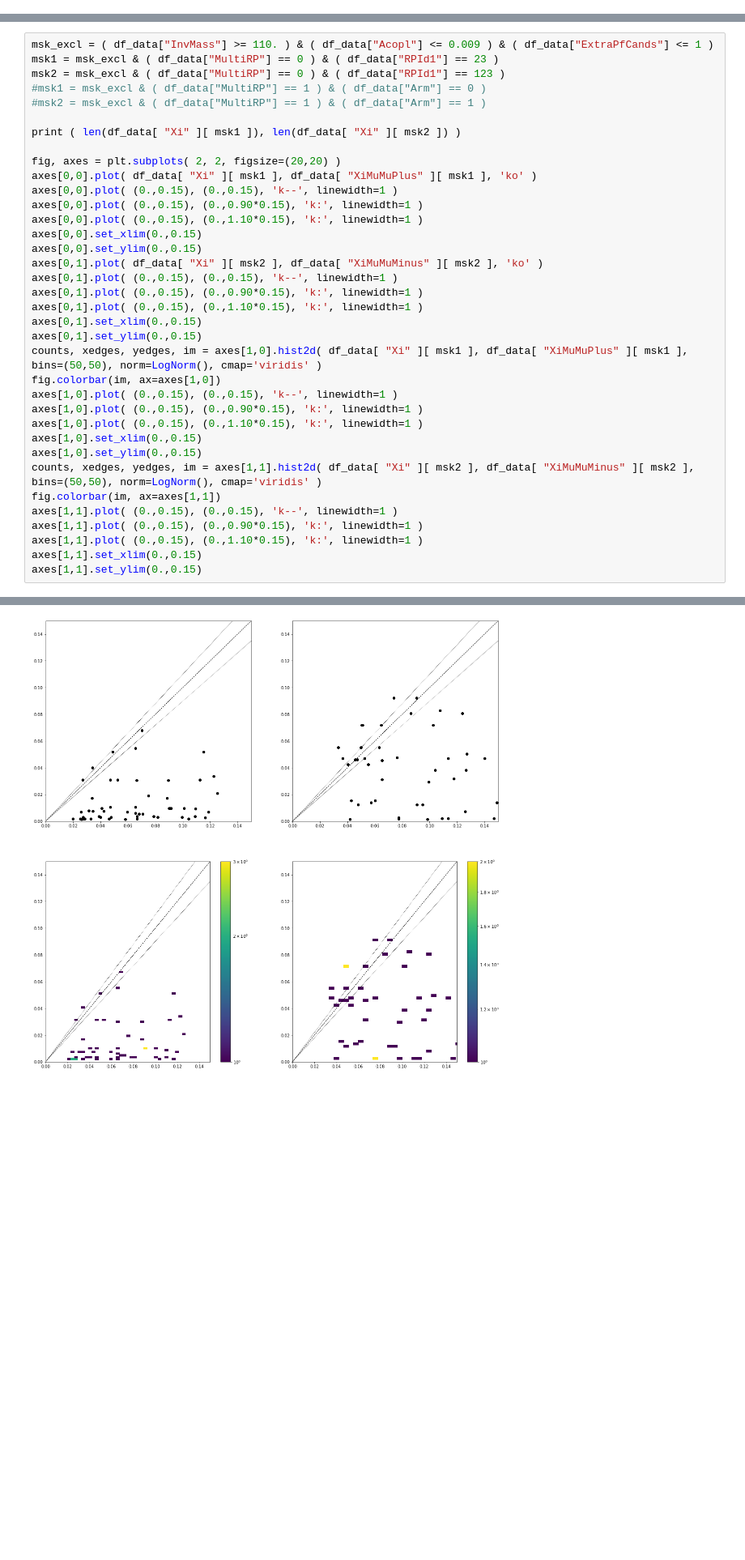
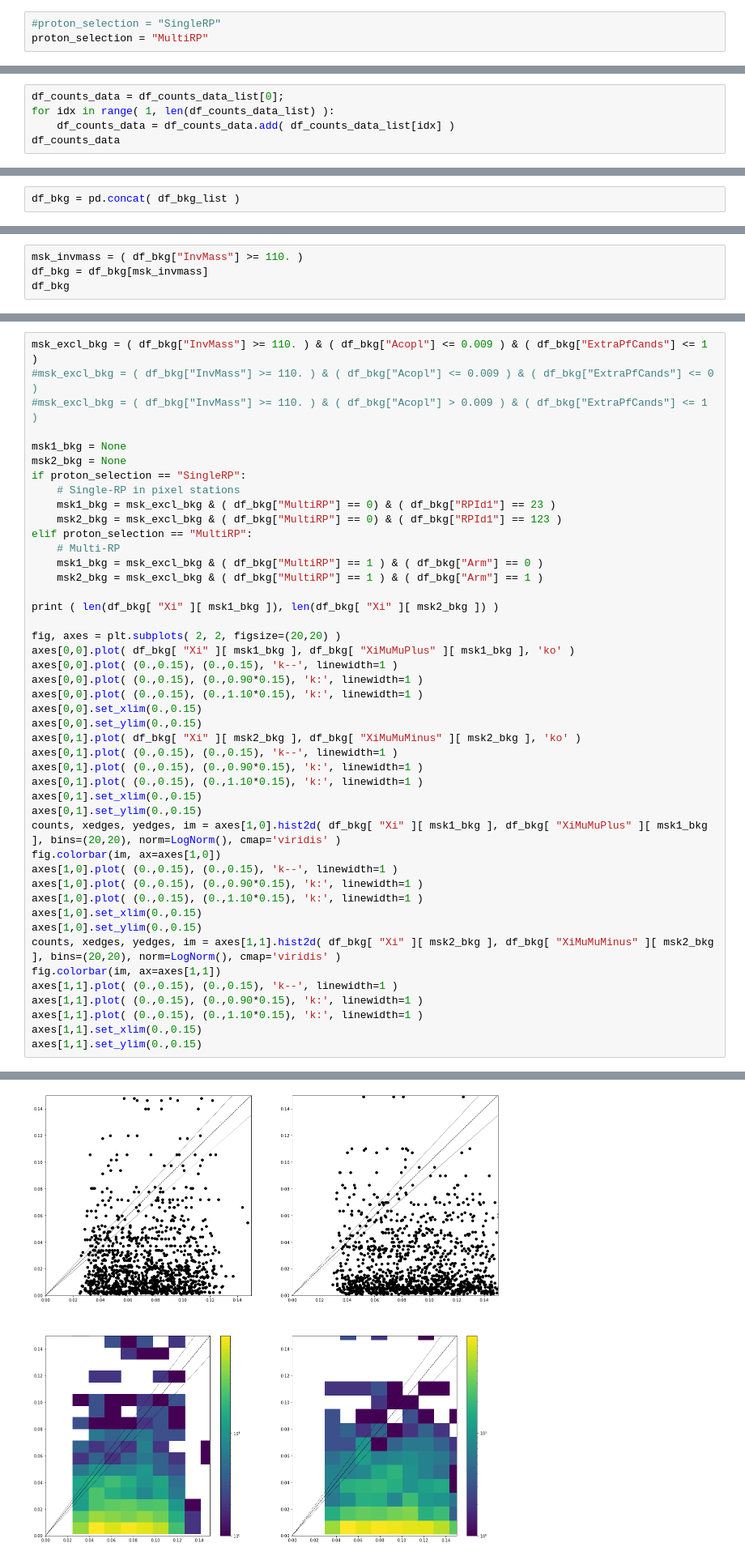
Before and after one commit to antoniovilela/pps-dilepton-analysis-notebook, a Jupyter notebook: Data-Inspection.ipynb, the cells around one changed output, grey strips where cells are left out. Shown at 81% size. Drawn from its saved outputs; the diff is of its cells as text; blank space fills up the shorter version.

Commit message:
Add background mixing notebook, update create_table script with mixing option, add background plots in data inspection notebook.

```diff
--- a/Data-Inspection.ipynb
+++ b/Data-Inspection.ipynb
@@ -6,6 +6,9 @@ import matplotlib.pyplot as plt
 import mplhep
 from matplotlib.colors import LogNorm
 #plt.style.use(mplhep.style.CMS)
+# %%
+#proton_selection = "SingleRP"
+proton_selection = "MultiRP"
 # %% [markdown]
 # Signal
 # %%
@@ -215,0 +298,5 @@ dtype: int64
+# %%
+df_counts_data = df_counts_data_list[0];
+for idx in range( 1, len(df_counts_data_list) ):
+    df_counts_data = df_counts_data.add( df_counts_data_list[idx] )
+df_counts_data
@@ -277,0 +503,2 @@ plt.yscale( "log" )
+# %%
+df_bkg = pd.concat( df_bkg_list )
@@ -277,0 +537,4 @@ plt.yscale( "log" )
+# %%
+msk_invmass = ( df_bkg["InvMass"] >= 110. )
+df_bkg = df_bkg[msk_invmass]
+df_bkg
@@ -278,33 +570,42 @@ plt.yscale( "log" )
 # %%
-msk_excl = ( df_data["InvMass"] >= 110. ) & ( df_data["Acopl"] <= 0.009 ) & ( df_data["ExtraPfCands"] <= 1 )
-msk1 = msk_excl & ( df_data["MultiRP"] == 0 ) & ( df_data["RPId1"] == 23 )
-msk2 = msk_excl & ( df_data["MultiRP"] == 0 ) & ( df_data["RPId1"] == 123 )
-#msk1 = msk_excl & ( df_data["MultiRP"] == 1 ) & ( df_data["Arm"] == 0 )
-#msk2 = msk_excl & ( df_data["MultiRP"] == 1 ) & ( df_data["Arm"] == 1 )
+msk_excl_bkg = ( df_bkg["InvMass"] >= 110. ) & ( df_bkg["Acopl"] <= 0.009 ) & ( df_bkg["ExtraPfCands"] <= 1 )
+#msk_excl_bkg = ( df_bkg["InvMass"] >= 110. ) & ( df_bkg["Acopl"] <= 0.009 ) & ( df_bkg["ExtraPfCands"] <= 0 )
+#msk_excl_bkg = ( df_bkg["InvMass"] >= 110. ) & ( df_bkg["Acopl"] > 0.009 ) & ( df_bkg["ExtraPfCands"] <= 1 )
 
-print ( len(df_data[ "Xi" ][ msk1 ]), len(df_data[ "Xi" ][ msk2 ]) )
+msk1_bkg = None
+msk2_bkg = None
+if proton_selection == "SingleRP":
+    # Single-RP in pixel stations
+    msk1_bkg = msk_excl_bkg & ( df_bkg["MultiRP"] == 0) & ( df_bkg["RPId1"] == 23 )
+    msk2_bkg = msk_excl_bkg & ( df_bkg["MultiRP"] == 0) & ( df_bkg["RPId1"] == 123 )
+elif proton_selection == "MultiRP":
+    # Multi-RP
+    msk1_bkg = msk_excl_bkg & ( df_bkg["MultiRP"] == 1 ) & ( df_bkg["Arm"] == 0 )
+    msk2_bkg = msk_excl_bkg & ( df_bkg["MultiRP"] == 1 ) & ( df_bkg["Arm"] == 1 )
+
+print ( len(df_bkg[ "Xi" ][ msk1_bkg ]), len(df_bkg[ "Xi" ][ msk2_bkg ]) )
 
 fig, axes = plt.subplots( 2, 2, figsize=(20,20) )
-axes[0,0].plot( df_data[ "Xi" ][ msk1 ], df_data[ "XiMuMuPlus" ][ msk1 ], 'ko' )
+axes[0,0].plot( df_bkg[ "Xi" ][ msk1_bkg ], df_bkg[ "XiMuMuPlus" ][ msk1_bkg ], 'ko' )
 axes[0,0].plot( (0.,0.15), (0.,0.15), 'k--', linewidth=1 )
 axes[0,0].plot( (0.,0.15), (0.,0.90*0.15), 'k:', linewidth=1 )
 axes[0,0].plot( (0.,0.15), (0.,1.10*0.15), 'k:', linewidth=1 )
 axes[0,0].set_xlim(0.,0.15)
 axes[0,0].set_ylim(0.,0.15)
-axes[0,1].plot( df_data[ "Xi" ][ msk2 ], df_data[ "XiMuMuMinus" ][ msk2 ], 'ko' )
+axes[0,1].plot( df_bkg[ "Xi" ][ msk2_bkg ], df_bkg[ "XiMuMuMinus" ][ msk2_bkg ], 'ko' )
 axes[0,1].plot( (0.,0.15), (0.,0.15), 'k--', linewidth=1 )
 axes[0,1].plot( (0.,0.15), (0.,0.90*0.15), 'k:', linewidth=1 )
 axes[0,1].plot( (0.,0.15), (0.,1.10*0.15), 'k:', linewidth=1 )
 axes[0,1].set_xlim(0.,0.15)
 axes[0,1].set_ylim(0.,0.15)
-counts, xedges, yedges, im = axes[1,0].hist2d( df_data[ "Xi" ][ msk1 ], df_data[ "XiMuMuPlus" ][ msk1 ], bins=(50,50), norm=LogNorm(), cmap='viridis' )
+counts, xedges, yedges, im = axes[1,0].hist2d( df_bkg[ "Xi" ][ msk1_bkg ], df_bkg[ "XiMuMuPlus" ][ msk1_bkg ], bins=(20,20), norm=LogNorm(), cmap='viridis' )
 fig.colorbar(im, ax=axes[1,0])
 axes[1,0].plot( (0.,0.15), (0.,0.15), 'k--', linewidth=1 )
 axes[1,0].plot( (0.,0.15), (0.,0.90*0.15), 'k:', linewidth=1 )
 axes[1,0].plot( (0.,0.15), (0.,1.10*0.15), 'k:', linewidth=1 )
 axes[1,0].set_xlim(0.,0.15)
 axes[1,0].set_ylim(0.,0.15)
-counts, xedges, yedges, im = axes[1,1].hist2d( df_data[ "Xi" ][ msk2 ], df_data[ "XiMuMuMinus" ][ msk2 ], bins=(50,50), norm=LogNorm(), cmap='viridis' )
+counts, xedges, yedges, im = axes[1,1].hist2d( df_bkg[ "Xi" ][ msk2_bkg ], df_bkg[ "XiMuMuMinus" ][ msk2_bkg ], bins=(20,20), norm=LogNorm(), cmap='viridis' )
 fig.colorbar(im, ax=axes[1,1])
 axes[1,1].plot( (0.,0.15), (0.,0.15), 'k--', linewidth=1 )
 axes[1,1].plot( (0.,0.15), (0.,0.90*0.15), 'k:', linewidth=1 )
@@ -316,2 +617,2 @@ axes[1,1].set_ylim(0.,0.15)
 (0.0, 0.15)
-[figure, old version]
+[figure, new version]
```
Also changed, not shown: parts of 31 cells of this notebook, 8 other files.
